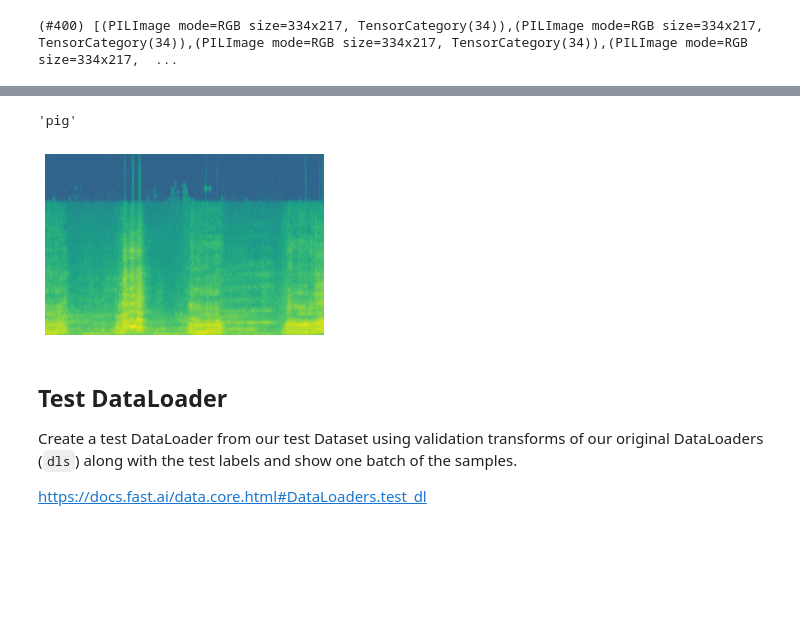
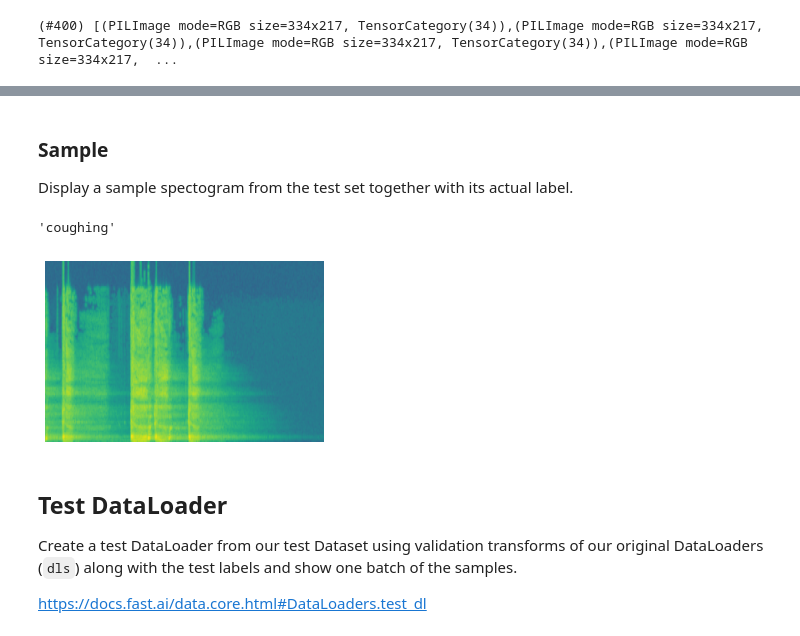
Before and after one commit to adamsiemaszkiewicz/sound_classifier, a Jupyter notebook: 02_Classifier.ipynb, the cells around one changed output, grey strips where cells are left out. Saved outputs shown, nothing was run; the diff lists cells and outputs as text; code cells hidden in the pictures; blank space fills up the shorter version.

```diff
--- a/02_Classifier.ipynb
+++ b/02_Classifier.ipynb
@@ -90,6 +95,9 @@ META_CSV = './ESC-50/meta/esc50.csv'
 
 # load csv & preview the DataFrame
 df = pd.read_csv(META_CSV)
+
+# rename wav filenames to png & preview the DataFrame
+df['filename'] = df['filename'].apply(lambda x: re.sub('wav', 'png', x))
 df.head()
 # %% [output]
 |  | filename | fold | target | category | esc10 | src_file | take |
@@ -271,16 +158,17 @@ Let's build a DataLoaders object for a single fold using `from_df()` method and
 
 `ImageDataLoaders` - https://docs.fast.ai/vision.data.html#ImageDataLoaders
 # %%
-# define type of transformations made to the items
-item_tfms = Resize(512, method=ResizeMethod.Squish)
+# clip the original df to exclude one fold for a later evaluation
+df_train = df.loc[df['fold'] != 5].copy()
 
 # create DataLoaders object
 dls = ImageDataLoaders.from_df(
-    df=fold_df(1),
+    df=df_train,
     path=path,
     fn_col='filename',
     label_col='category',
-    valid_col='is_valid',
+    valid_pct=0.2,
     item_tfms=item_tfms,
-    bs=64
+    # batch_tfms=batch_tfms,
+    bs=32
     )
@@ -495,8 +324,9 @@ Create a DataFrame containing the file paths to the test spectograms and their l
 # create a test DataFrame
 df_test  = df.loc[df['fold']==5, :].copy()
 
-# change file extensions from wav to png to reflect our spectograms
-df_test['filename'] = df_test['filename'].apply(lambda x: 'fold5/'+x.split('.')[0]+'.png')
+# # change file extensions from wav to png to reflect our spectograms
+# df_test['filename'] = df_test['filename'].apply(lambda x: 'fold5/'+x.split('.')[0]+'.png')
+# df_test['filename'] = df_test['filename'].apply(lambda x: 'fold5/'+x.split('.')[0]+'.png')
 
 # get rid of no longer needed columns and reset indexing
 df_test = df_test.loc[:, ['filename', 'category']].reset_index(drop=True)
@@ -548,15 +380,20 @@ tset.vocab.o2i
+# %% [markdown]
+### Sample
+Display a sample spectogram from the test set together with its actual label.
 # %%
+# pick a random number
+random_no = np.random.randint(0, 400)
 # test set sample
-sample = tset[0]
+sample = tset[random_no]
 # show a sample test spectogram
 sample[0].show()
 # create a transformer of category string to vocab id
 cat = Categorize(vocab=tset.vocab)
 # show a sample test label by decoding vocab id
 cat.decode(sample[1])
 # %% [output]
-'pig'
+'coughing'
-[figure, old version]
+[figure, new version]
 # %% [markdown]
 ## Test DataLoader
 Create a test DataLoader from our test Dataset using validation transforms of our original DataLoaders (`dls`) along with the test labels and show one batch of the samples.
```
Also changed, not shown: parts of 114 cells of this notebook.
